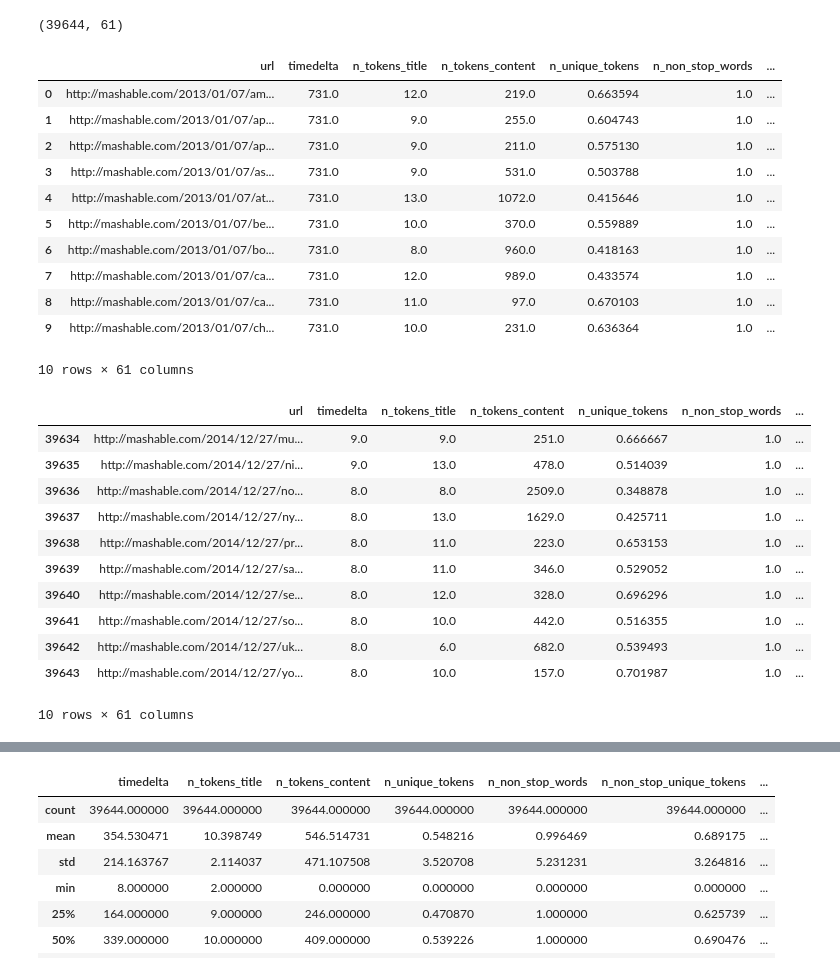
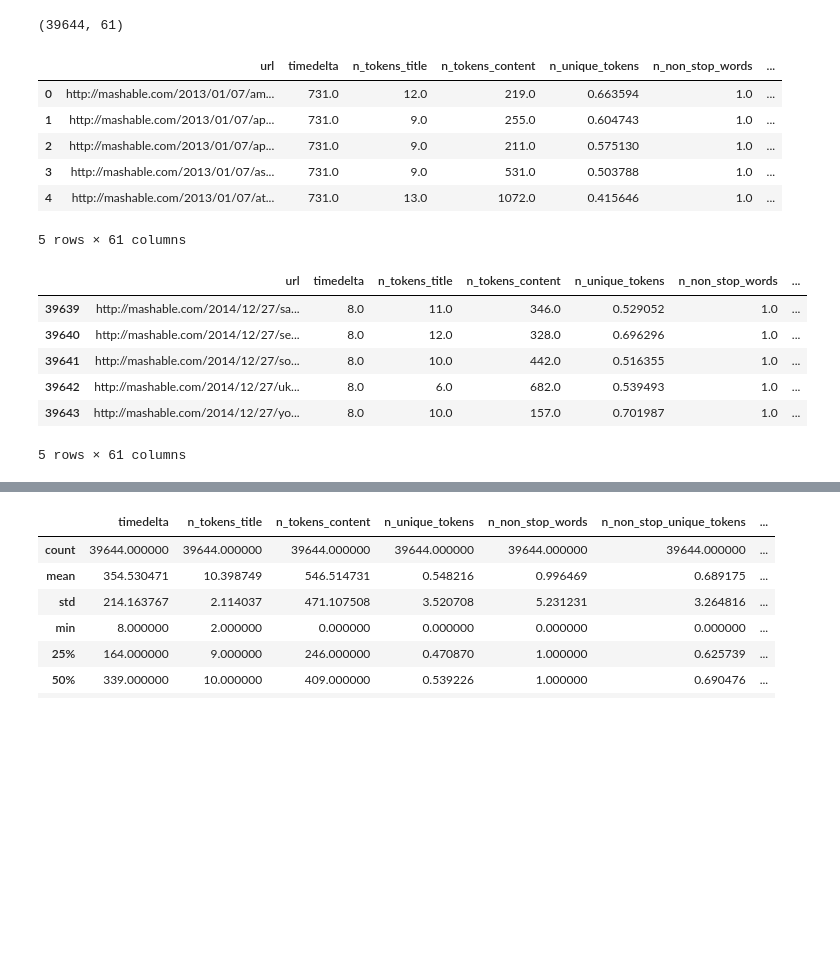
Before and after one commit to arianaira/ML-Course, a Jupyter notebook: News Popularity.ipynb, the cells around one changed output, grey strips where cells are left out. Drawn from its saved outputs; the diff is of its cells as text; code cells hidden in the pictures; blank space fills up the shorter version.

```diff
--- a/News Popularity.ipynb
+++ b/News Popularity.ipynb
@@ -21,35 +21,23 @@ df = pd.read_csv('OnlineNewsPopularity.csv')
 print(df.shape)
 # %% [output]
 (39644, 61)
-# %%
-pd.set_option('max_colwidth', 100)
 # %%
-df.head(10)
+df.head(5)
 # %% [output]
 |  | url | timedelta | n_tokens_title | n_tokens_content | n_unique_tokens | n_non_stop_words | ... |
 | 0 | http://mashable.com/2013/01/07/am... | 731.0 | 12.0 | 219.0 | 0.663594 | 1.0 | ... |
 | 1 | http://mashable.com/2013/01/07/ap... | 731.0 | 9.0 | 255.0 | 0.604743 | 1.0 | ... |
 | 2 | http://mashable.com/2013/01/07/ap... | 731.0 | 9.0 | 211.0 | 0.575130 | 1.0 | ... |
 | 3 | http://mashable.com/2013/01/07/as... | 731.0 | 9.0 | 531.0 | 0.503788 | 1.0 | ... |
 | 4 | http://mashable.com/2013/01/07/at... | 731.0 | 13.0 | 1072.0 | 0.415646 | 1.0 | ... |
-| 5 | http://mashable.com/2013/01/07/be... | 731.0 | 10.0 | 370.0 | 0.559889 | 1.0 | ... |
-| 6 | http://mashable.com/2013/01/07/bo... | 731.0 | 8.0 | 960.0 | 0.418163 | 1.0 | ... |
-| 7 | http://mashable.com/2013/01/07/ca... | 731.0 | 12.0 | 989.0 | 0.433574 | 1.0 | ... |
-| 8 | http://mashable.com/2013/01/07/ca... | 731.0 | 11.0 | 97.0 | 0.670103 | 1.0 | ... |
-| 9 | http://mashable.com/2013/01/07/ch... | 731.0 | 10.0 | 231.0 | 0.636364 | 1.0 | ... |
-10 rows × 61 columns
+5 rows × 61 columns
 # %%
-df.tail(10)
+df.tail(5)
 # %% [output]
 |  | url | timedelta | n_tokens_title | n_tokens_content | n_unique_tokens | n_non_stop_words | ... |
-| 39634 | http://mashable.com/2014/12/27/mu... | 9.0 | 9.0 | 251.0 | 0.666667 | 1.0 | ... |
-| 39635 | http://mashable.com/2014/12/27/ni... | 9.0 | 13.0 | 478.0 | 0.514039 | 1.0 | ... |
-| 39636 | http://mashable.com/2014/12/27/no... | 8.0 | 8.0 | 2509.0 | 0.348878 | 1.0 | ... |
-| 39637 | http://mashable.com/2014/12/27/ny... | 8.0 | 13.0 | 1629.0 | 0.425711 | 1.0 | ... |
-| 39638 | http://mashable.com/2014/12/27/pr... | 8.0 | 11.0 | 223.0 | 0.653153 | 1.0 | ... |
 | 39639 | http://mashable.com/2014/12/27/sa... | 8.0 | 11.0 | 346.0 | 0.529052 | 1.0 | ... |
 | 39640 | http://mashable.com/2014/12/27/se... | 8.0 | 12.0 | 328.0 | 0.696296 | 1.0 | ... |
 | 39641 | http://mashable.com/2014/12/27/so... | 8.0 | 10.0 | 442.0 | 0.516355 | 1.0 | ... |
 | 39642 | http://mashable.com/2014/12/27/uk... | 8.0 | 6.0 | 682.0 | 0.539493 | 1.0 | ... |
 | 39643 | http://mashable.com/2014/12/27/yo... | 8.0 | 10.0 | 157.0 | 0.701987 | 1.0 | ... |
-10 rows × 61 columns
+5 rows × 61 columns
```
Also changed, not shown: parts of 20 cells of this notebook, 6 other files.
